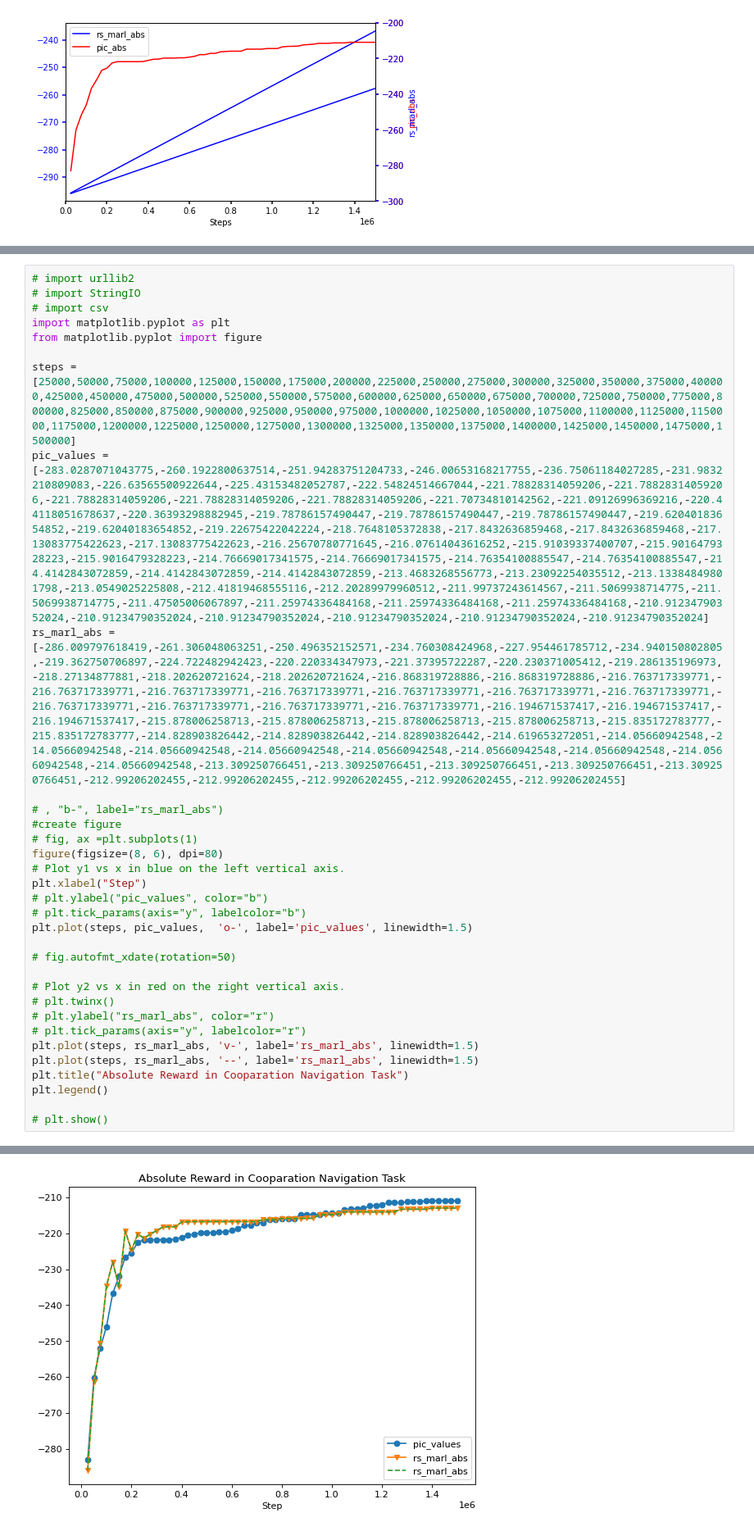
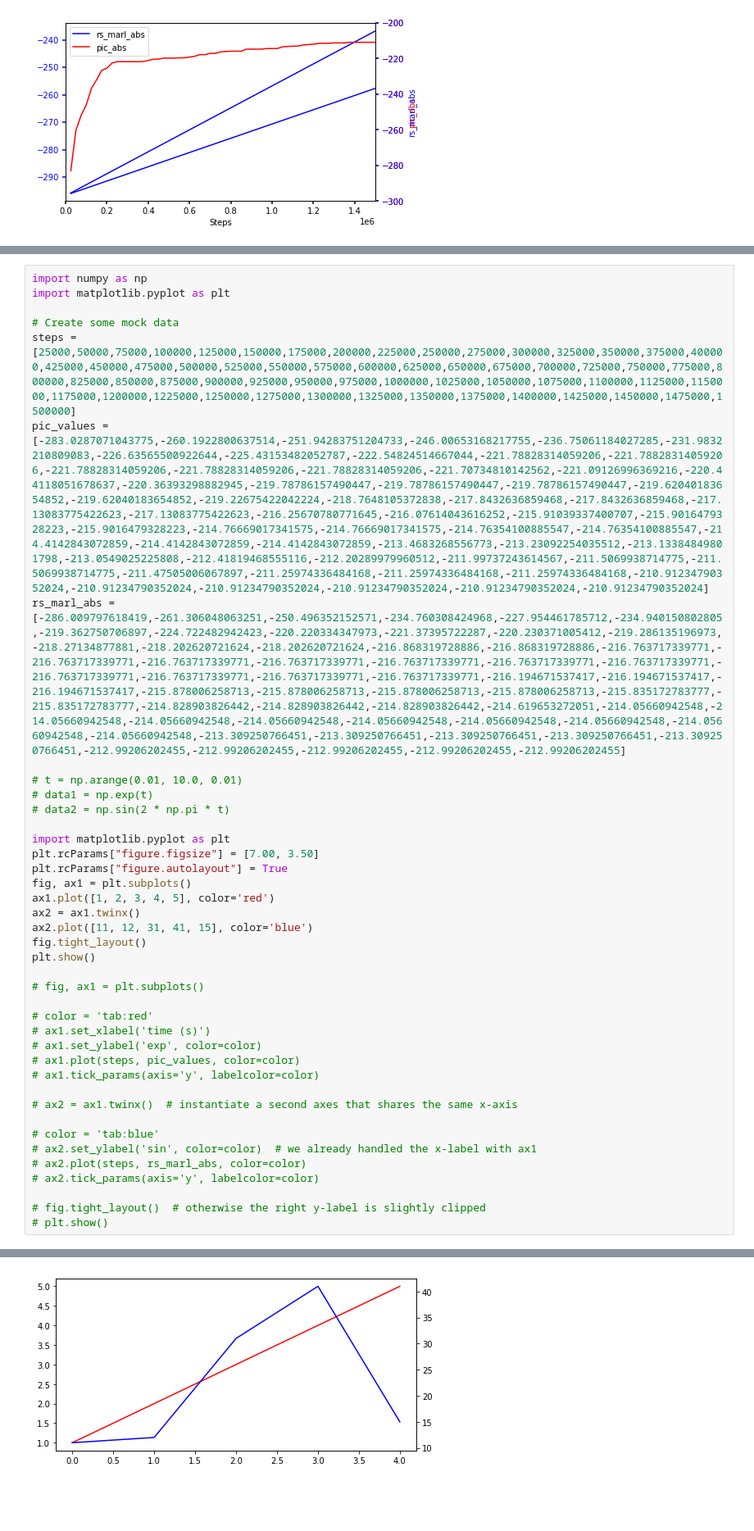
Before and after one commit to Isaac009/PIC-RB-SAMPLING, a Jupyter notebook: multiple_yaxis_with_spines.ipynb, the cells around one changed output, grey strips where cells are left out. Shown: that part at 82% size. Drawn from its saved outputs; the diff is of its cells as text; blank space fills up the shorter version.

```diff
--- a/multiple_yaxis_with_spines.ipynb
+++ b/multiple_yaxis_with_spines.ipynb
@@ -64,34 +129,41 @@ plt.show()
 # %%
-# import urllib2
-# import StringIO
-# import csv
+import numpy as np
 import matplotlib.pyplot as plt
-from matplotlib.pyplot import figure
 
+# Create some mock data
 steps = [25000,50000,75000,100000,125000,150000,175000,200000,225000,250000,275000,300000,325000,350000,375000,400000,425000,450000,475000,500000,525000,550000,575000,600000,625000,650000,675000,700000,725000,750000,775000,800000,825000,850000,875000,900000,925000,950000,975000,1000000,1025000,1050000,1075000,1100000,1125000,1150000,1175000,1200000,1225000,1250000,1275000,1300000,1325000,1350000,1375000,1400000,1425000,1450000,1475000,1500000]
 pic_values = [-283.0287071043775,-260.1922800637514,-251.94283751204733,-246.00653168217755,-236.75061184027285,-231.9832210809083,-226.63565500922644,-225.43153482052787,-222.54824514667044,-221.78828314059206,-221.78828314059206,-221.78828314059206,-221.78828314059206,-221.78828314059206,-221.70734810142562,-221.09126996369216,-220.44118051678637,-220.36393298882945,-219.78786157490447,-219.78786157490447,-219.78786157490447,-219.62040183654852,-219.62040183654852,-219.22675422042224,-218.7648105372838,-217.8432636859468,-217.8432636859468,-217.13083775422623,-217.13083775422623,-216.25670780771645,-216.07614043616252,-215.91039337400707,-215.9016479328223,-215.9016479328223,-214.76669017341575,-214.76669017341575,-214.76354100885547,-214.76354100885547,-214.4142843072859,-214.4142843072859,-214.4142843072859,-213.4683268556773,-213.23092254035512,-213.13384849801798,-213.0549025225808,-212.41819468555116,-212.20289979960512,-211.99737243614567,-211.5069938714775,-211.5069938714775,-211.47505006067897,-211.25974336484168,-211.25974336484168,-211.25974336484168,-210.91234790352024,-210.91234790352024,-210.91234790352024,-210.91234790352024,-210.91234790352024,-210.91234790352024]
 rs_marl_abs = [-286.009797618419,-261.306048063251,-250.496352152571,-234.760308424968,-227.954461785712,-234.940150802805,-219.362750706897,-224.722482942423,-220.220334347973,-221.37395722287,-220.230371005412,-219.286135196973,-218.27134877881,-218.202620721624,-218.202620721624,-216.868319728886,-216.868319728886,-216.763717339771,-216.763717339771,-216.763717339771,-216.763717339771,-216.763717339771,-216.763717339771,-216.763717339771,-216.763717339771,-216.763717339771,-216.763717339771,-216.763717339771,-216.194671537417,-216.194671537417,-216.194671537417,-215.878006258713,-215.878006258713,-215.878006258713,-215.878006258713,-215.835172783777,-215.835172783777,-214.828903826442,-214.828903826442,-214.828903826442,-214.619653272051,-214.05660942548,-214.05660942548,-214.05660942548,-214.05660942548,-214.05660942548,-214.05660942548,-214.05660942548,-214.05660942548,-214.05660942548,-213.309250766451,-213.309250766451,-213.309250766451,-213.309250766451,-213.309250766451,-212.99206202455,-212.99206202455,-212.99206202455,-212.99206202455,-212.99206202455]
 
-# , "b-", label="rs_marl_abs")
-#create figure
-# fig, ax =plt.subplots(1)
-figure(figsize=(8, 6), dpi=80)
-# Plot y1 vs x in blue on the left vertical axis.
-plt.xlabel("Step")
-# plt.ylabel("pic_values", color="b")
-# plt.tick_params(axis="y", labelcolor="b")
-plt.plot(steps, pic_values,  'o-', label='pic_values', linewidth=1.5)
+# t = np.arange(0.01, 10.0, 0.01)
+# data1 = np.exp(t)
+# data2 = np.sin(2 * np.pi * t)
 
-# fig.autofmt_xdate(rotation=50)
+import matplotlib.pyplot as plt
+plt.rcParams["figure.figsize"] = [7.00, 3.50]
+plt.rcParams["figure.autolayout"] = True
+fig, ax1 = plt.subplots()
+ax1.plot([1, 2, 3, 4, 5], color='red')
+ax2 = ax1.twinx()
+ax2.plot([11, 12, 31, 41, 15], color='blue')
+fig.tight_layout()
+plt.show()
 
-# Plot y2 vs x in red on the right vertical axis.
-# plt.twinx()
-# plt.ylabel("rs_marl_abs", color="r")
-# plt.tick_params(axis="y", labelcolor="r")
-plt.plot(steps, rs_marl_abs, 'v-', label='rs_marl_abs', linewidth=1.5)
-plt.plot(steps, rs_marl_abs, '--', label='rs_marl_abs', linewidth=1.5)
-plt.title("Absolute Reward in Cooparation Navigation Task")
-plt.legend()
+# fig, ax1 = plt.subplots()
 
+# color = 'tab:red'
+# ax1.set_xlabel('time (s)')
+# ax1.set_ylabel('exp', color=color)
+# ax1.plot(steps, pic_values, color=color)
+# ax1.tick_params(axis='y', labelcolor=color)
+
+# ax2 = ax1.twinx()  # instantiate a second axes that shares the same x-axis
+
+# color = 'tab:blue'
+# ax2.set_ylabel('sin', color=color)  # we already handled the x-label with ax1
+# ax2.plot(steps, rs_marl_abs, color=color)
+# ax2.tick_params(axis='y', labelcolor=color)
+
+# fig.tight_layout()  # otherwise the right y-label is slightly clipped
 # plt.show()
 # %% [output]
@@ -99 +170 @@ plt.legend()
-[figure, old version]
+[figure, new version]
```
Also changed, not shown: parts of 4 cells of this notebook, 3 other files.
